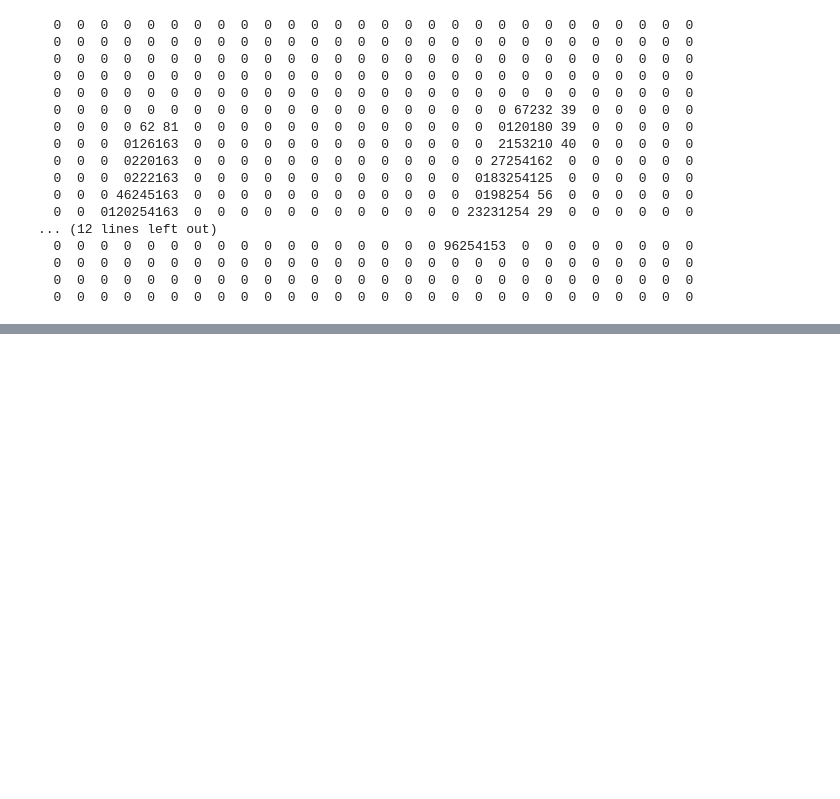
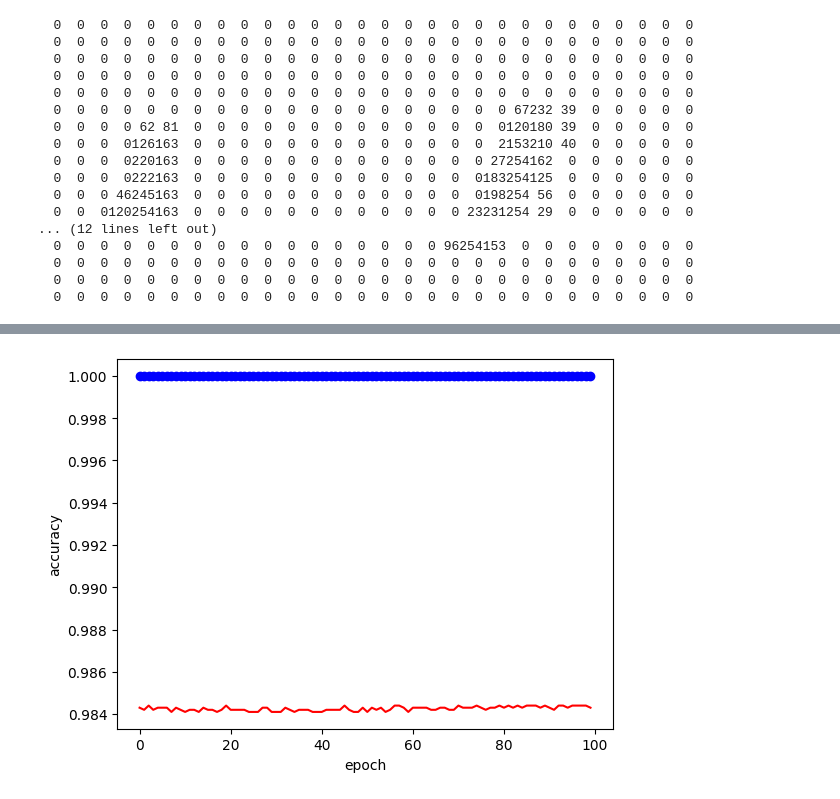
Before and after one commit to hun0219/mnist, a Jupyter notebook: note/Images.ipynb, the cells around one changed output, grey strips where cells are left out. Cells and saved outputs as stored; diff of their text form; code cells hidden in the pictures; blank space fills up the shorter version.

```diff
--- a/note/Images.ipynb
+++ b/note/Images.ipynb
@@ -115,0 +110,14 @@ array([49247, 51311, 31403, ...,  4368, 51217,  2513])
+# %%
+from keras.models import Sequential
+from keras.layers import Conv2D, MaxPooling2D, Flatten, Dense
+
+model = Sequential()
+model.add(Conv2D(filters=10, kernel_size=(5, 5), activation='relu', input_shape=(28, 28, 1))) # kernel_size 쪼개는 사이즈 , 비선형에 좋은 성능 (relu)
+model.add(MaxPooling2D(pool_size=(2, 2)))
+model.add(Conv2D(filters=20, kernel_size=(5, 5), activation='relu'))
+model.add(MaxPooling2D(pool_size=(2, 2)))
+model.add(Flatten())
+model.add(Dense(units=100, activation='relu'))
+model.add(Dense(units=10, activation='softmax')) # softmax = 확률 분포로 나온다
+
+model.summary()
@@ -115,0 +146,16 @@ array([49247, 51311, 31403, ...,  4368, 51217,  2513])
+# %%
+# 최적화 알고리즘 지정
+from keras.optimizers import RMSprop
+
+model.compile(
+    optimizer=RMSprop(learning_rate=0.0001),
+    loss='categorical_crossentropy',
+    metrics=['accuracy']
+)
+# %%
+#model 학습
+history = model.fit(x_train_vec, y_train_vec,
+            batch_size=128,
+            epochs=100,
+            validation_data=(x_valid_vec, y_valid_vec)
+            )
@@ -115,0 +168,17 @@ array([49247, 51311, 31403, ...,  4368, 51217,  2513])
+# %%
+# 그래프가 둘 사이에서 멀지 않으면 좋은 그래프라 함.
+import matplotlib.pyplot as plt
+import numpy as np
+
+epoch = np.arange(len(history.history['accuracy']))
+train_acc = history.history['accuracy']
+valid_acc = history.history['val_accuracy']
+
+plt.plot(epoch, train_acc, 'bo', label='train acc')
+plt.plot(epoch, valid_acc, 'red', label='val acc')
+plt.xlabel('epoch')
+plt.ylabel('accuracy')
+
+plt.show()
+# %% [output]
+[figure, added]
```
Also changed, not shown: parts of 9 cells of this notebook, 3 other files.
